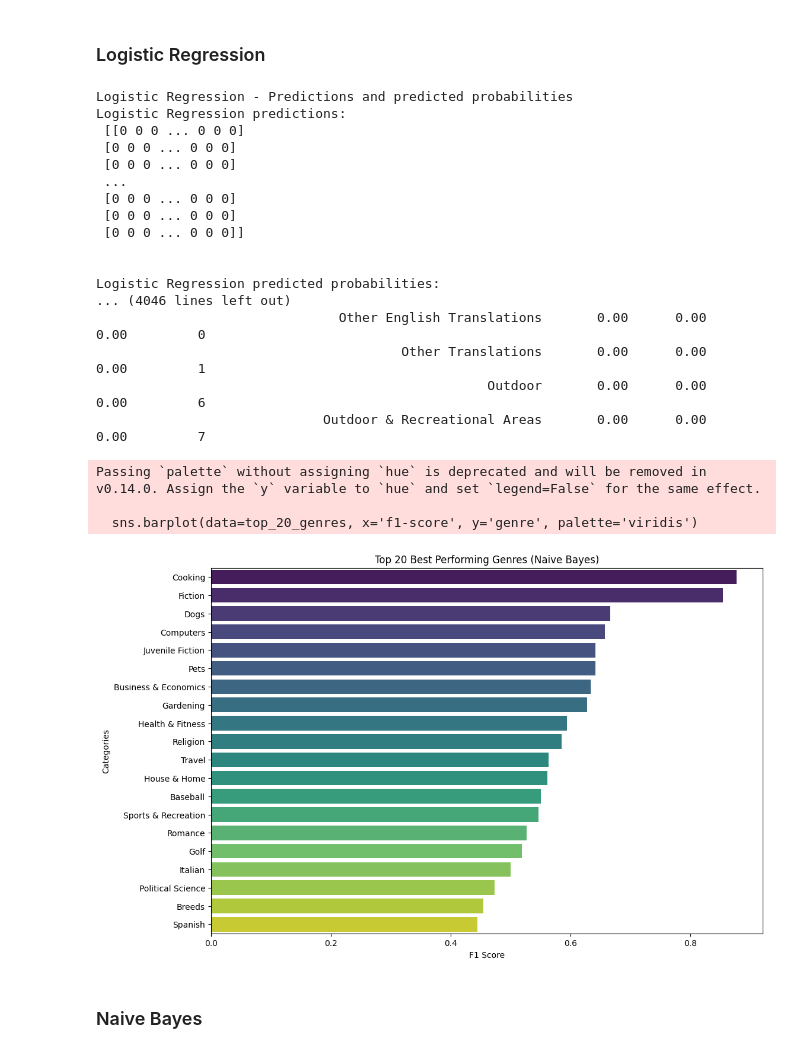
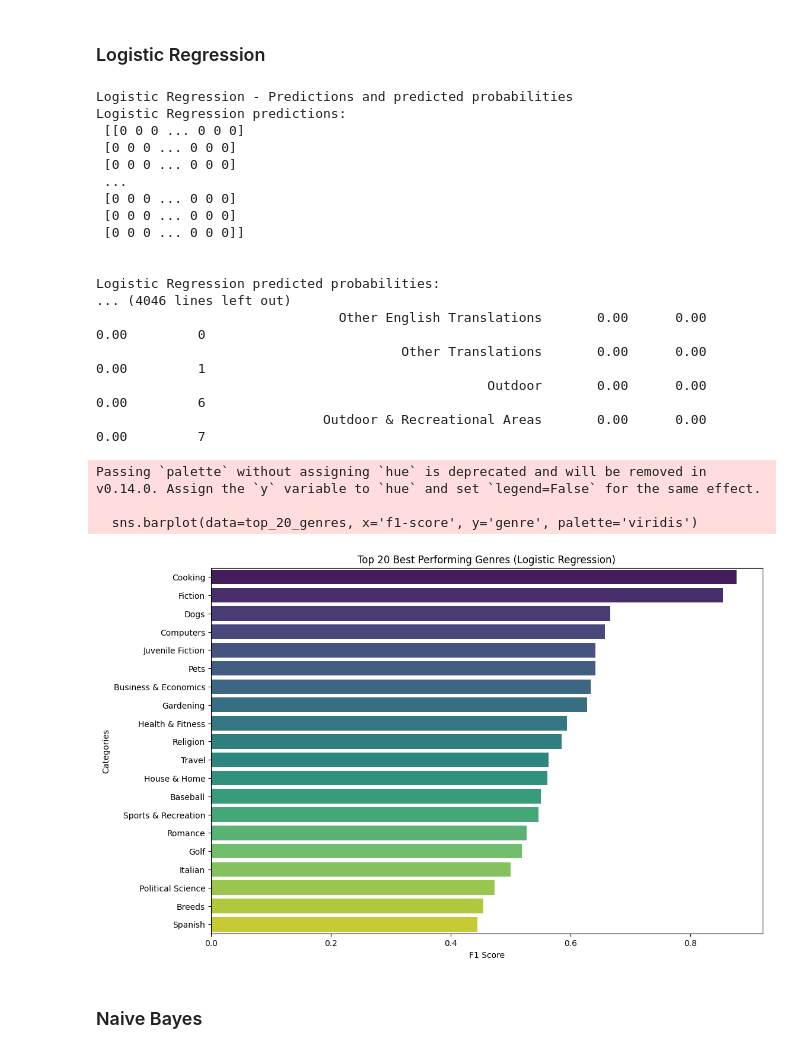
Before and after one commit to X00222004/Project_2026, a Jupyter notebook: project_book.ipynb, the cells around one changed output. Cells and saved outputs as stored; diff of their text form; code cells hidden in the pictures.

```diff
--- a/project_book.ipynb
+++ b/project_book.ipynb
@@ -812,36 +812,36 @@ try:
         top_20_genres = genre_f1_scores.sort_values(by='f1-score', ascending=False).head(20)
         plt.figure(figsize=(12, 8))
         sns.barplot(data=top_20_genres, x='f1-score', y='genre', palette='viridis')
-        plt.title('Top 20 Best Performing Genres (Naive Bayes)')
+        plt.title('Top 20 Best Performing Genres (Logistic Regression)')
         plt.xlabel('F1 Score')
         plt.ylabel('Categories')
         plt.show()
     else:
         print("Error - Loaded TF-IDF Vectorizer and/or Logistic Regression model not found. Unable to make predictions nor produce classification reports.")
 except Exception as e:
     print("Error - Could not make predictions nor produce classification reports with loaded Logistic Regression model. Result: " + str(e) + ".")
 # %% [output]
 Logistic Regression - Predictions and predicted probabilities
 Logistic Regression predictions:
  [[0 0 0 ... 0 0 0]
  [0 0 0 ... 0 0 0]
  [0 0 0 ... 0 0 0]
  ...
  [0 0 0 ... 0 0 0]
  [0 0 0 ... 0 0 0]
  [0 0 0 ... 0 0 0]]
 
 
 Logistic Regression predicted probabilities:
 ... (4046 lines left out)
                                Other English Translations       0.00      0.00      0.00         0
                                        Other Translations       0.00      0.00      0.00         1
                                                   Outdoor       0.00      0.00      0.00         6
                              Outdoor & Recreational Areas       0.00      0.00      0.00         7
 Passing `palette` without assigning `hue` is deprecated and will be removed in v0.14.0. Assign the `y` variable to `hue` and set `legend=False` for the same effect.
 
   sns.barplot(data=top_20_genres, x='f1-score', y='genre', palette='viridis')
-[figure, old version]
+[figure, new version]
 # %% [markdown]
 ### Naive Bayes
 # %%
```
Also changed, not shown: parts of 1 cell of this notebook.
